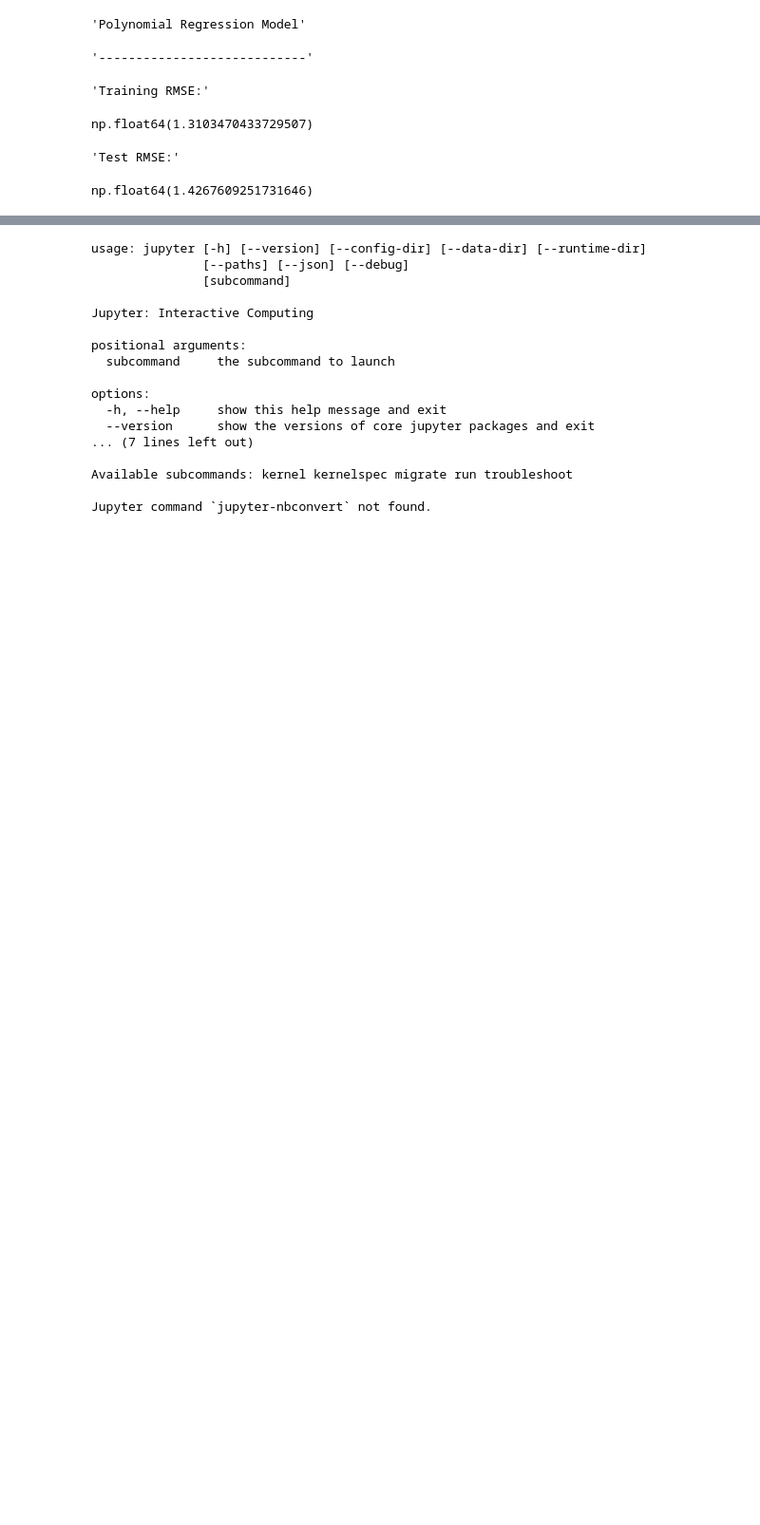
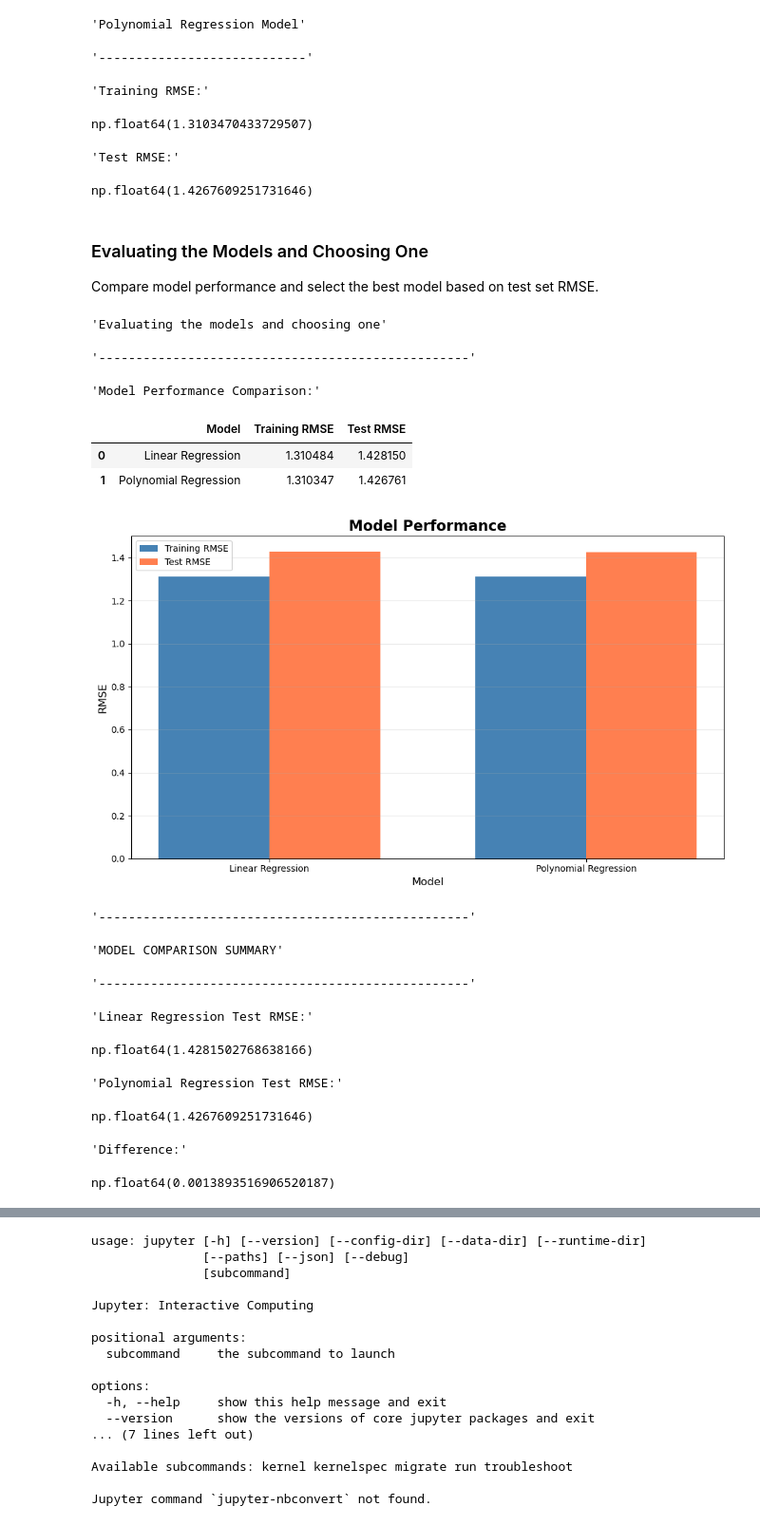
Before and after one commit to IT4063C001-Fall2025/final-project-sethpa, a Jupyter notebook: source.ipynb, the cells around one changed output, grey strips where cells are left out. Shown: that part at 95% size. Drawn from its saved outputs; the diff is of its cells as text; code cells hidden in the pictures; blank space fills up the shorter version.

Commit message:
Evaluating the models and choosing one

```diff
--- a/source.ipynb
+++ b/source.ipynb
@@ -783,3 +783,66 @@ np.float64(1.4281502768638166)
 np.float64(1.3103470433729507)
 'Test RMSE:'
 np.float64(1.4267609251731646)
+# %% [markdown]
+### Evaluating the Models and Choosing One
+Compare model performance and select the best model based on test set RMSE.
+# %%
+# Evaluate and compare the models to choose the best one
+display('Evaluating the models and choosing one')
+display('-' * 50)
+
+# Create comparison table
+comparison_df = pd.DataFrame({
+    'Model': ['Linear Regression', 'Polynomial Regression'],
+    'Training RMSE': [train_rmse, poly_train_rmse],
+    'Test RMSE': [test_rmse, poly_test_rmse]
+})
+
+display('Model Performance Comparison:')
+display(comparison_df)
+
+fig, ax = plt.subplots(figsize=(10, 6))
+x = np.arange(len(comparison_df))
+width = 0.35
+
+bars1 = ax.bar(x - width/2, comparison_df['Training RMSE'], width, label='Training RMSE', color='steelblue')
+bars2 = ax.bar(x + width/2, comparison_df['Test RMSE'], width, label='Test RMSE', color='coral')
+
+ax.set_xlabel('Model', fontsize=12)
+ax.set_ylabel('RMSE', fontsize=12)
+ax.set_title('Model Performance', fontsize=16, fontweight='bold')
+ax.set_xticks(x)
+ax.set_xticklabels(comparison_df['Model'])
+ax.legend()
+ax.grid(axis='y', alpha=0.3)
+
+plt.tight_layout()
+plt.show()
+
+# Comparison summary
+display('-' * 50)
+display('MODEL COMPARISON SUMMARY')
+display('-' * 50)
+
+# Calculate differences
+rmse_difference = abs(test_rmse - poly_test_rmse)
+display('Linear Regression Test RMSE:', test_rmse)
+display('Polynomial Regression Test RMSE:', poly_test_rmse)
+display('Difference:', rmse_difference)
+# %% [output]
+'Evaluating the models and choosing one'
+'--------------------------------------------------'
+'Model Performance Comparison:'
+|  | Model | Training RMSE | Test RMSE |
+| 0 | Linear Regression | 1.310484 | 1.428150 |
+| 1 | Polynomial Regression | 1.310347 | 1.426761 |
+[figure, added]
+'--------------------------------------------------'
+'MODEL COMPARISON SUMMARY'
+'--------------------------------------------------'
+'Linear Regression Test RMSE:'
+np.float64(1.4281502768638166)
+'Polynomial Regression Test RMSE:'
+np.float64(1.4267609251731646)
+'Difference:'
+np.float64(0.0013893516906520187)
```
Also changed, not shown: parts of 2 cells of this notebook.
